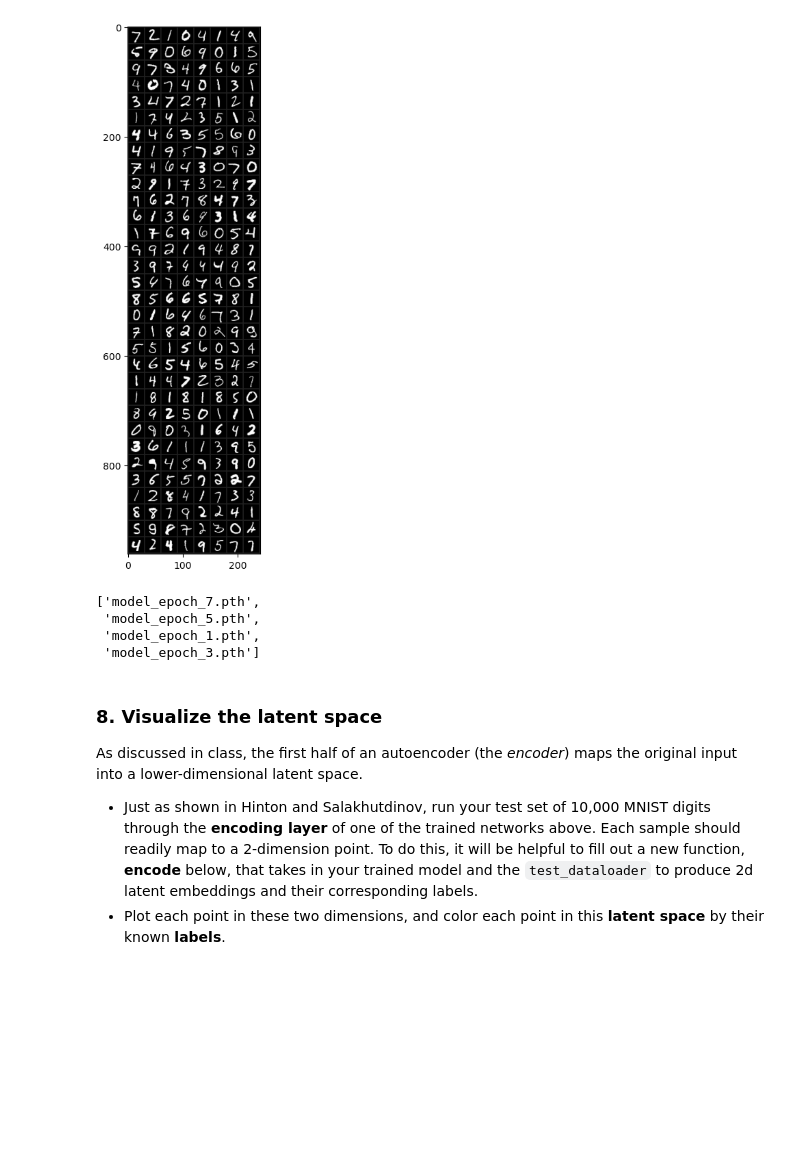
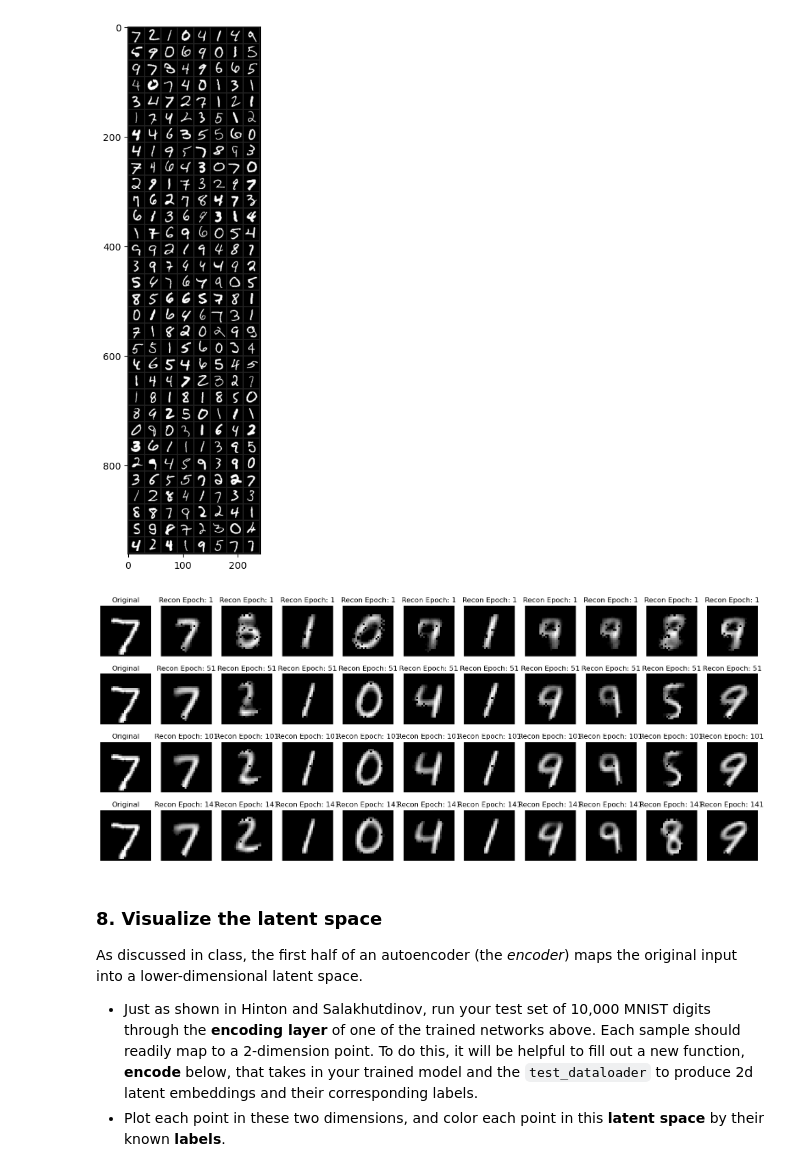
Before and after one commit to Broccolito/mnist_autoencoder, a Jupyter notebook: MNIST_Autoencoder.ipynb, the cells around one changed output. Drawn from its saved outputs; the diff is of its cells as text; code cells hidden in the pictures; blank space fills up the shorter version.

```diff
--- a/MNIST_Autoencoder.ipynb
+++ b/MNIST_Autoencoder.ipynb
@@ -461,17 +459,39 @@ out = torchvision.utils.make_grid(batch)
 imshow(out)
 # %% [output]
 [figure]
-# %%
-### Iterate over checkpoints and plot reconstruction
-### figures from the test set.
-import glob
-pth_files = glob.glob('*.pth')
-pth_files = []
-# %% [output]
-['model_epoch_7.pth',
- 'model_epoch_5.pth',
- 'model_epoch_1.pth',
- 'model_epoch_3.pth']
+# %%
+### Iterate over checkpoints and plot reconstruction
+### figures from the test set.
+
+def visualize_reconstructions(model, test_loader, checkpoint_paths):
+    model.eval()
+    dataiter = iter(test_loader)
+    images, labels = next(dataiter)
+    images = images.view(images.size(0), -1)
+
+    fig, axes = plt.subplots(nrows=len(checkpoint_paths), ncols=11, figsize=(20, 2 * len(checkpoint_paths)))
+
+    for idx, path in enumerate(checkpoint_paths):
+        checkpoint = torch.load(path)
+        model.load_state_dict(checkpoint)
+
+        with torch.no_grad():
+            reconstructed = model(images).view(-1, 1, 28, 28)
+
+        axes[idx, 0].imshow(images[0].view(28, 28), cmap='gray')
+        axes[idx, 0].set_title("Original")
+        axes[idx, 0].axis('off')
+
+        for i in range(10):
+            axes[idx, i+1].imshow(reconstructed[i].view(28, 28), cmap='gray')
+            axes[idx, i+1].set_title(f"Recon Epoch: {path.split('_')[-1].split('.')[0]}")
+            axes[idx, i+1].axis('off')
+    plt.show()
+
+checkpoint_paths = ['MyNet_epoch_1.pth', 'MyNet_epoch_51.pth', 'MyNet_epoch_101.pth', 'MyNet_epoch_141.pth']
+visualize_reconstructions(model2, test_loader, checkpoint_paths)
+# %% [output]
+[figure, added]
 # %% [markdown]
 ### 8. Visualize the latent space
 
```
Also changed, not shown: parts of 12 cells of this notebook, 40 other files.
